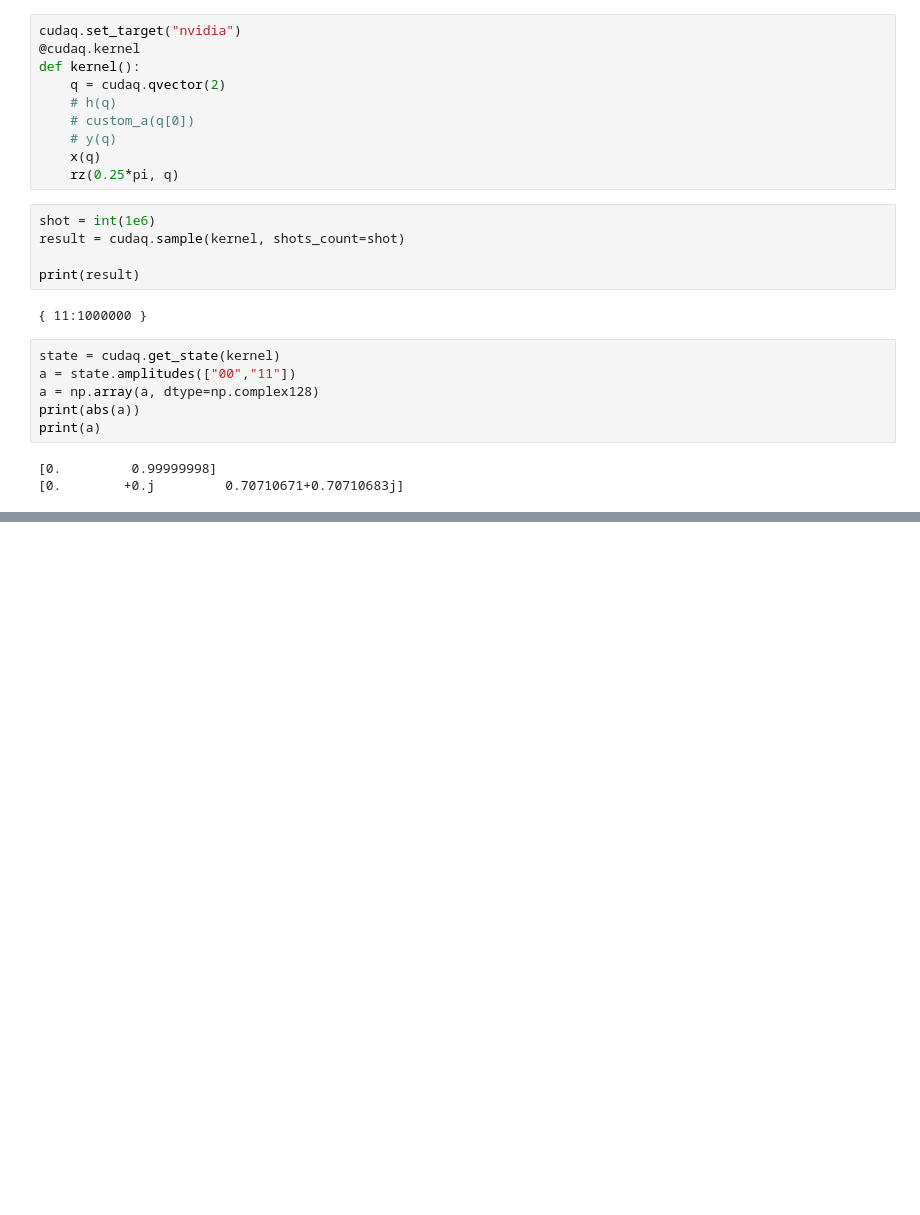
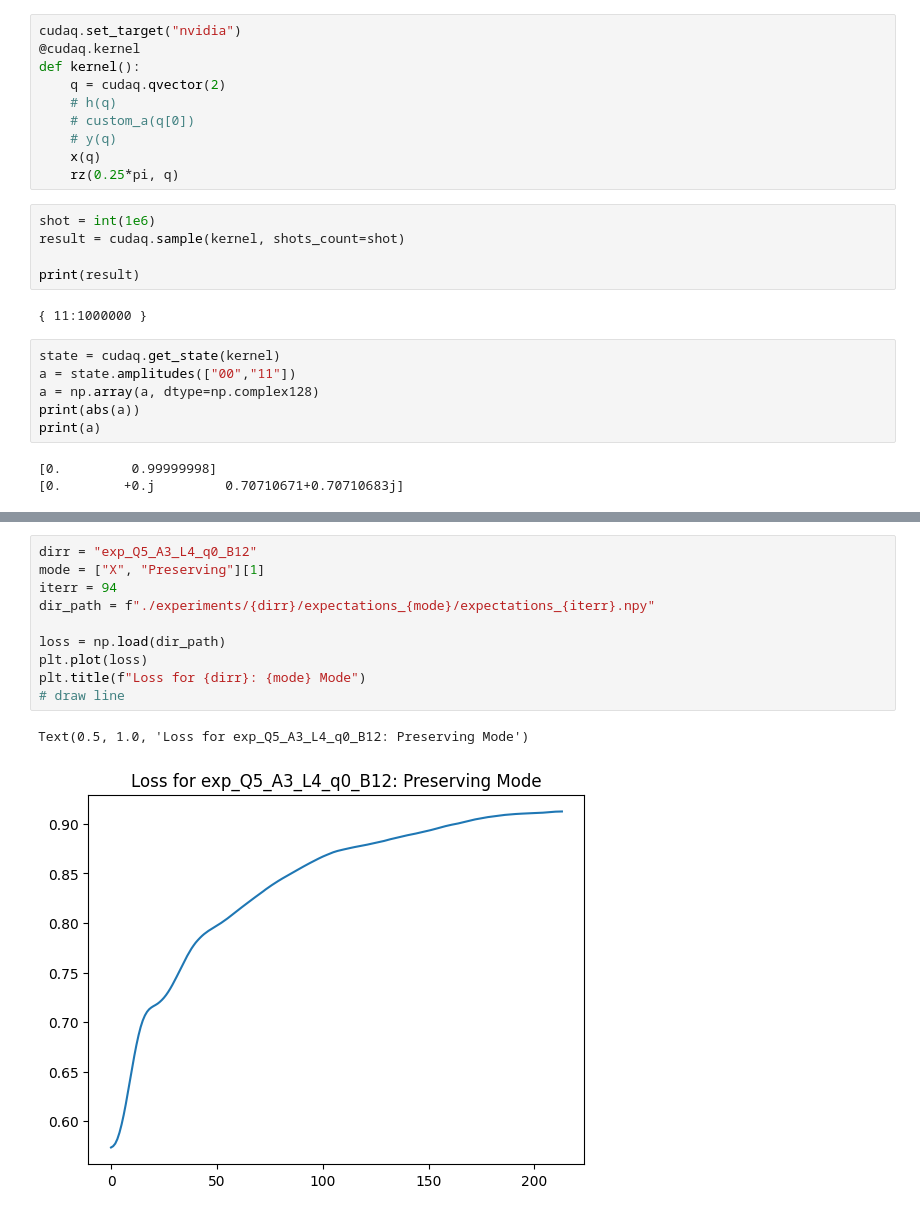
Before and after one commit to AndewNN/Quantum_Computing, a Jupyter notebook: CUDA/0.ipynb, the cells around one changed output, grey strips where cells are left out. Saved outputs shown, nothing was run; the diff lists cells and outputs as text; blank space fills up the shorter version.

```diff
--- a/CUDA/0.ipynb
+++ b/CUDA/0.ipynb
@@ -102,0 +105,13 @@ plt.show()
+# %%
+dirr = "exp_Q5_A3_L4_q0_B12"
+mode = ["X", "Preserving"][1]
+iterr = 94
+dir_path = f"./experiments/{dirr}/expectations_{mode}/expectations_{iterr}.npy"
+
+loss = np.load(dir_path)
+plt.plot(loss)
+plt.title(f"Loss for {dirr}: {mode} Mode")
+# draw line
+# %% [output]
+Text(0.5, 1.0, 'Loss for exp_Q5_A3_L4_q0_B12: Preserving Mode')
+[figure, added]
```
Also changed, not shown: parts of 4 cells of this notebook, 2 other files.
